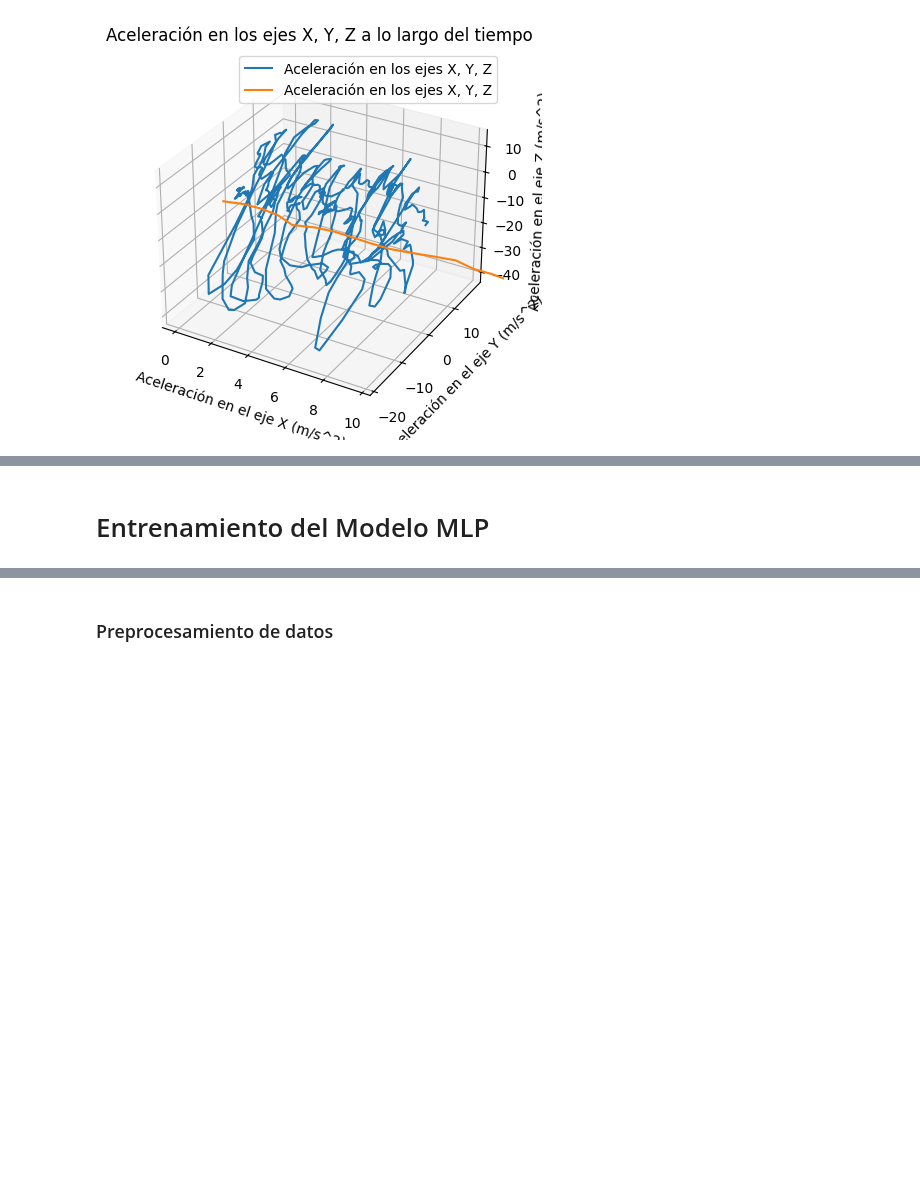
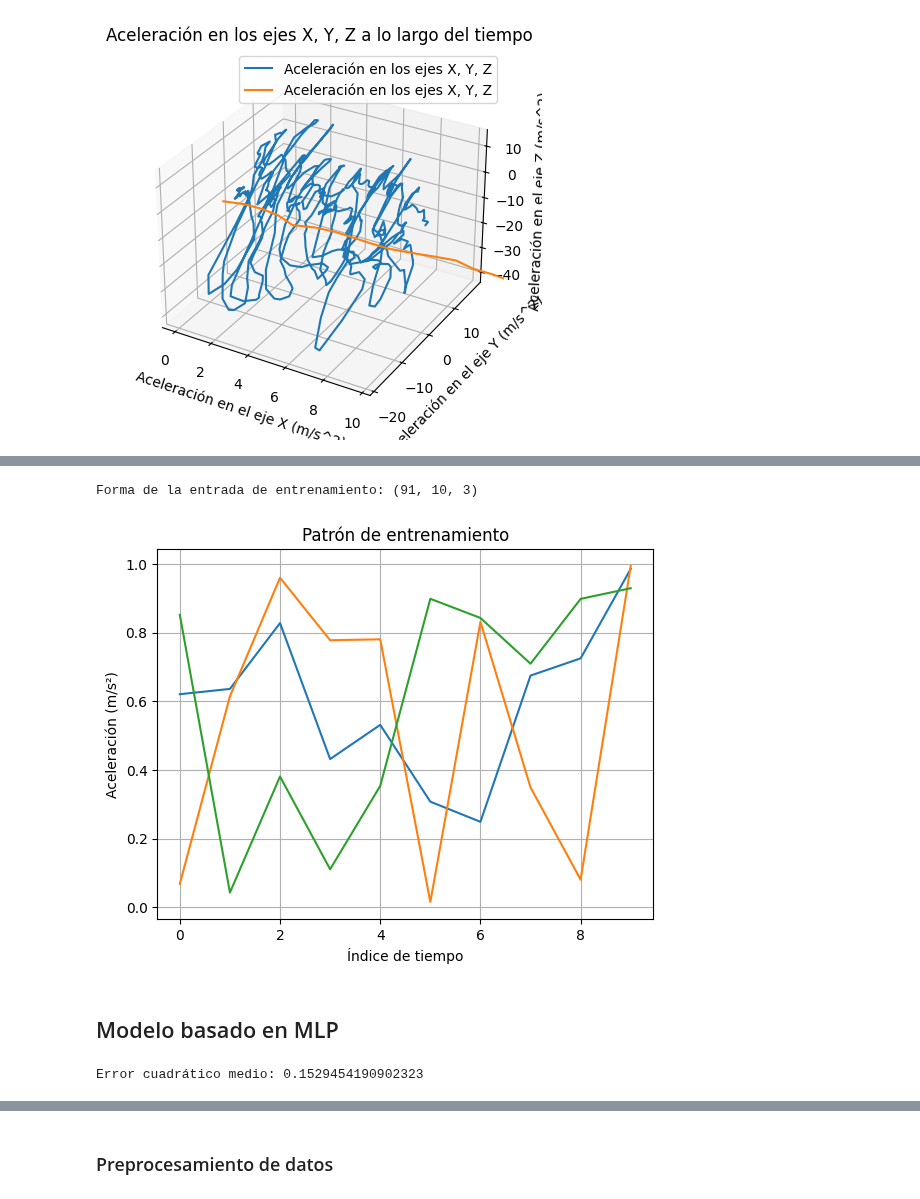
Before and after one commit to Sebastian-Cely/M1-Procesamiento-datos-secuenciales, a Jupyter notebook: notebooks/motion_model.ipynb, the cells around one changed output, grey strips where cells are left out. Drawn from its saved outputs; the diff is of its cells as text; code cells hidden in the pictures; blank space fills up the shorter version.

Commit message:
Publicación de Modelo basado en MLP

```diff
--- a/notebooks/motion_model.ipynb
+++ b/notebooks/motion_model.ipynb
@@ -113,5 +150,75 @@ plt.show()
+# %%
+#Definir los patametros de la ventana
+
+tamaño_ventana = 10  # Por ejemplo, 10 mediciones consecutivas
+paso_ventana = 1     # Cada ventana comienza 1 paso después de la anterior
+# %%
+#Creación de las ventanas
+
+def crear_ventanas(datos, tamaño_ventana, paso_ventana):
+    X = []
+    n_muestras = len(datos) - tamaño_ventana + 1
+    for inicio in range(0, n_muestras, paso_ventana):
+        fin = inicio + tamaño_ventana
+        ventana = datos[inicio:fin]
+        X.append(ventana)
+    return np.array(X)
+# %%
+# Aplicar la función a los Datos simulados
+valores_x = np.random.rand(100)
+valores_y = np.random.rand(100)
+valores_z = np.random.rand(100)
+
+# Combinar en un único array de (n_muestras, n_canales)
+datos = np.column_stack((valores_x, valores_y, valores_z))
+
+# Crear ventanas
+X_train = crear_ventanas(datos, tamaño_ventana, paso_ventana)
+# %%
+#Verificar las dimensiones
+
+print("Forma de la entrada de entrenamiento:", X_train.shape)
+# Deberías obtener algo como (91, 10, 3) si hay 100 datos y usas ventanas de tamaño 10 con paso 1
+# %% [output]
+Forma de la entrada de entrenamiento: (91, 10, 3)
+# %%
+#Visualizar patrón de entrenamiento
+
+# Visualizar la muestra número 10 del conjunto de entrenamiento
+plt.plot(X_train[10,:,:])
+plt.xlabel('Índice de tiempo')
+plt.ylabel('Aceleración (m/s²)')
+plt.title('Patrón de entrenamiento')
+plt.grid(True)
+plt.show()
+# %% [output]
+[figure, added]
 # %% [markdown]
-# Entrenamiento del Modelo MLP
+## Modelo basado en MLP
+# %%
+labels = np.random.rand(X_train.shape[0])  # Generar etiquetas aleatorias para este ejemplo
+
+# Dividir los datos en entrenamiento y prueba
+X_train, X_test, y_train, y_test = train_test_split(X_train, labels, test_size=0.2, random_state=42)
+
+# Definir el modelo MLP
+model = MLPRegressor(hidden_layer_sizes=(100, 50),
+                     activation='relu',
+                     solver='adam',
+                     max_iter=1000,
+                     random_state=42)
+
+# Entrenar el modelo
+model.fit(X_train.reshape(X_train.shape[0], -1), y_train)
+
+# Hacer predicciones en el conjunto de prueba
+y_pred = model.predict(X_test.reshape(X_test.shape[0], -1))
+
+# Calcular el error cuadrático medio
+mse = mean_squared_error(y_test, y_pred)
+print("Error cuadrático medio:", mse)
+# %% [output]
+Error cuadrático medio: 0.1529454190902323
 # %%
 
 # Definición del Modelo MLP
```
Also changed, not shown: parts of 8 cells of this notebook.
